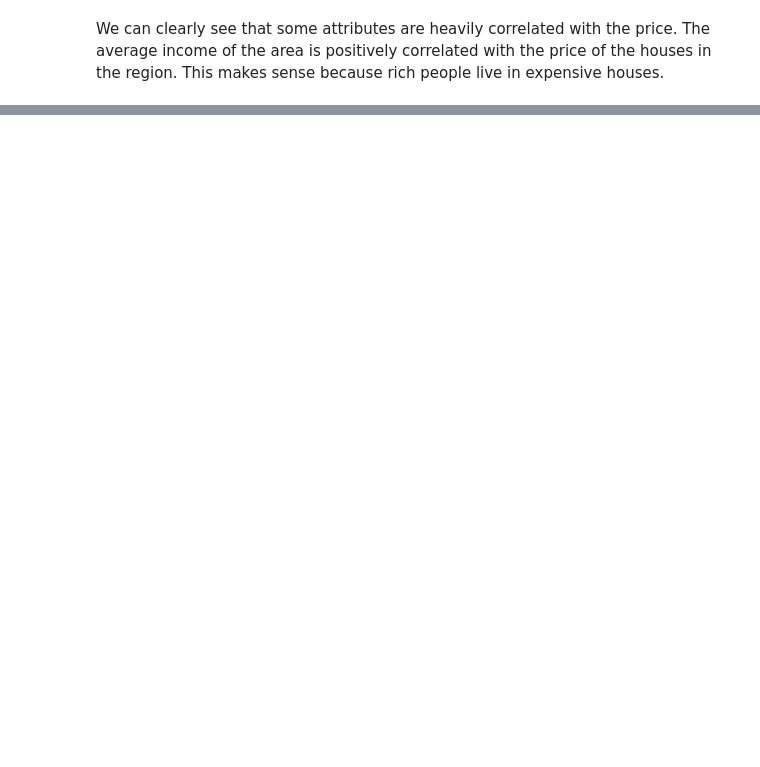
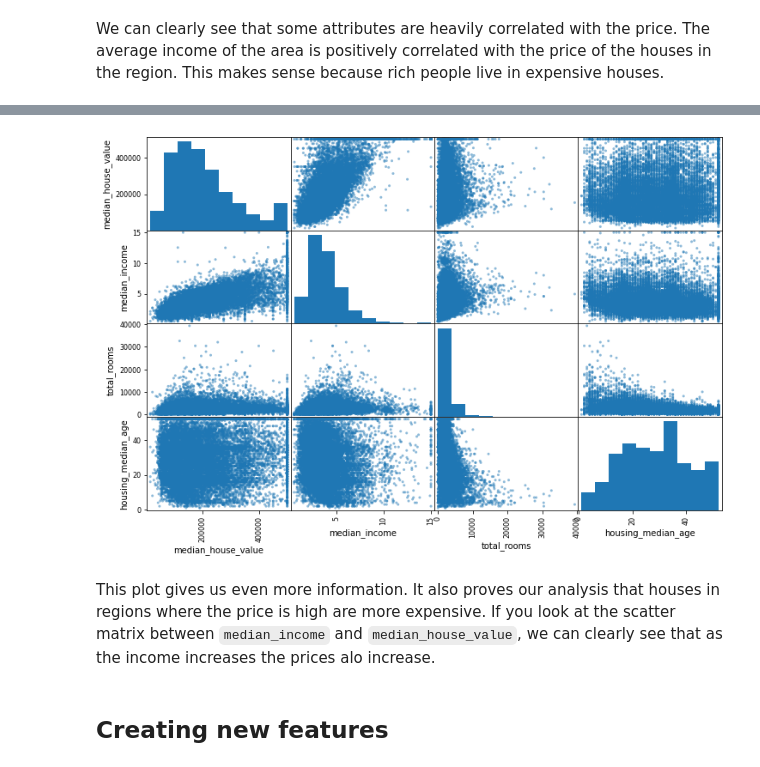
Before and after one commit to Aryagm/ML_Workshop, a Jupyter notebook: Day 4/Day_3_answers.ipynb, the cells around one changed output, grey strips where cells are left out. Drawn from its saved outputs; the diff is of its cells as text; code cells hidden in the pictures; blank space fills up the shorter version.

```diff
--- a/Day 4/Day_3_answers.ipynb
+++ b/Day 4/Day_3_answers.ipynb
@@ -406,0 +409,18 @@ We can clearly see that some attributes are heavily correlated with the price. T
+# %%
+# importing the scatter_matrix function from pandas.plotting:
+from pandas.plotting import scatter_matrix
+
+# selecting the attributes we want to focus on:
+attributes = ["median_house_value", "median_income", "total_rooms", "housing_median_age"]
+
+# Creating the scatter matrix with the given attrobutes:
+scatter_matrix(train_set[attributes], figsize=(12, 8))
+
+# Displaying the plot:
+plt.show()
+# %% [output]
+[figure, added]
+# %% [markdown]
+This plot gives us even more information. It also proves our analysis that houses in regions where the price is high are more expensive. If you look at the scatter matrix between `median_income` and `median_house_value`, we can clearly see that as the income increases the prices alo increase.
+# %% [markdown]
+## Creating new features
```
Also changed, not shown: parts of 20 cells of this notebook.
